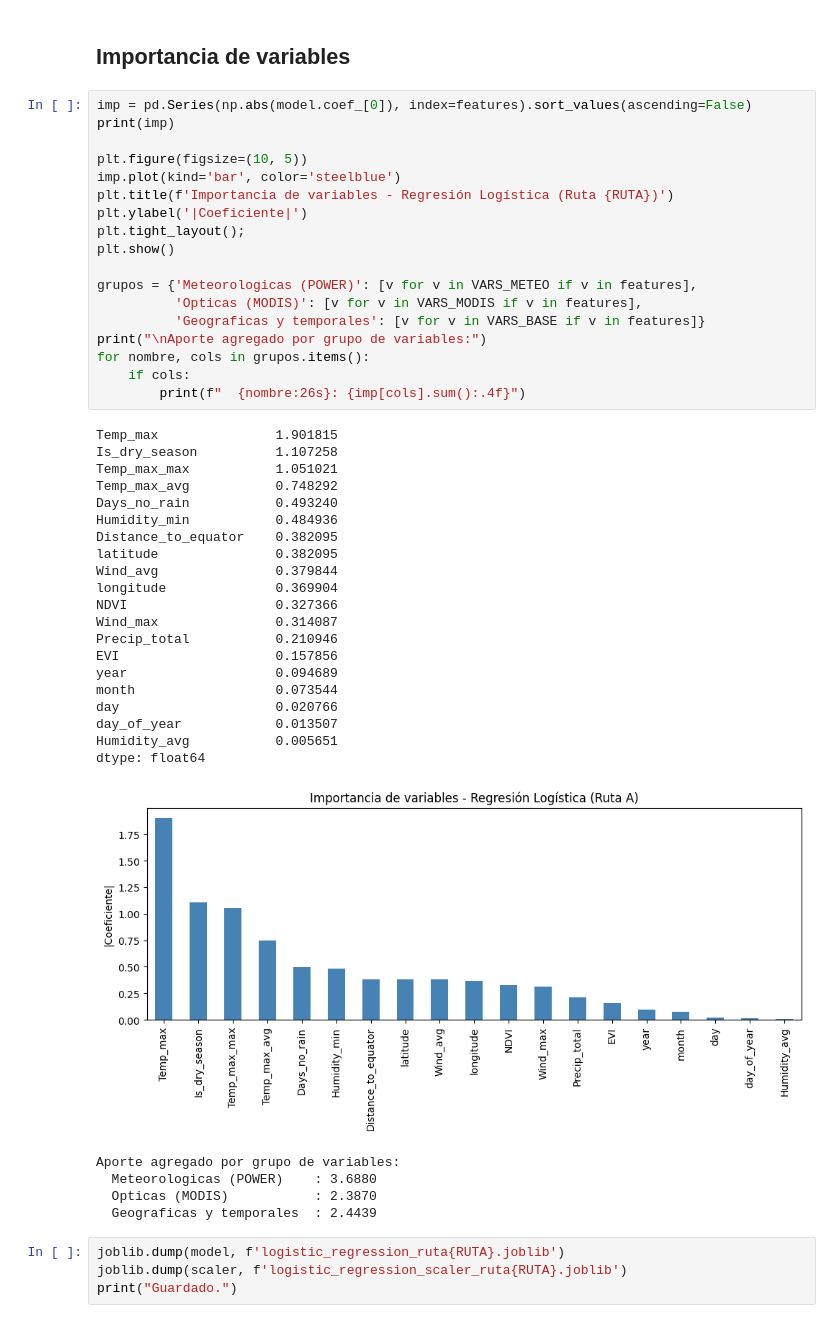
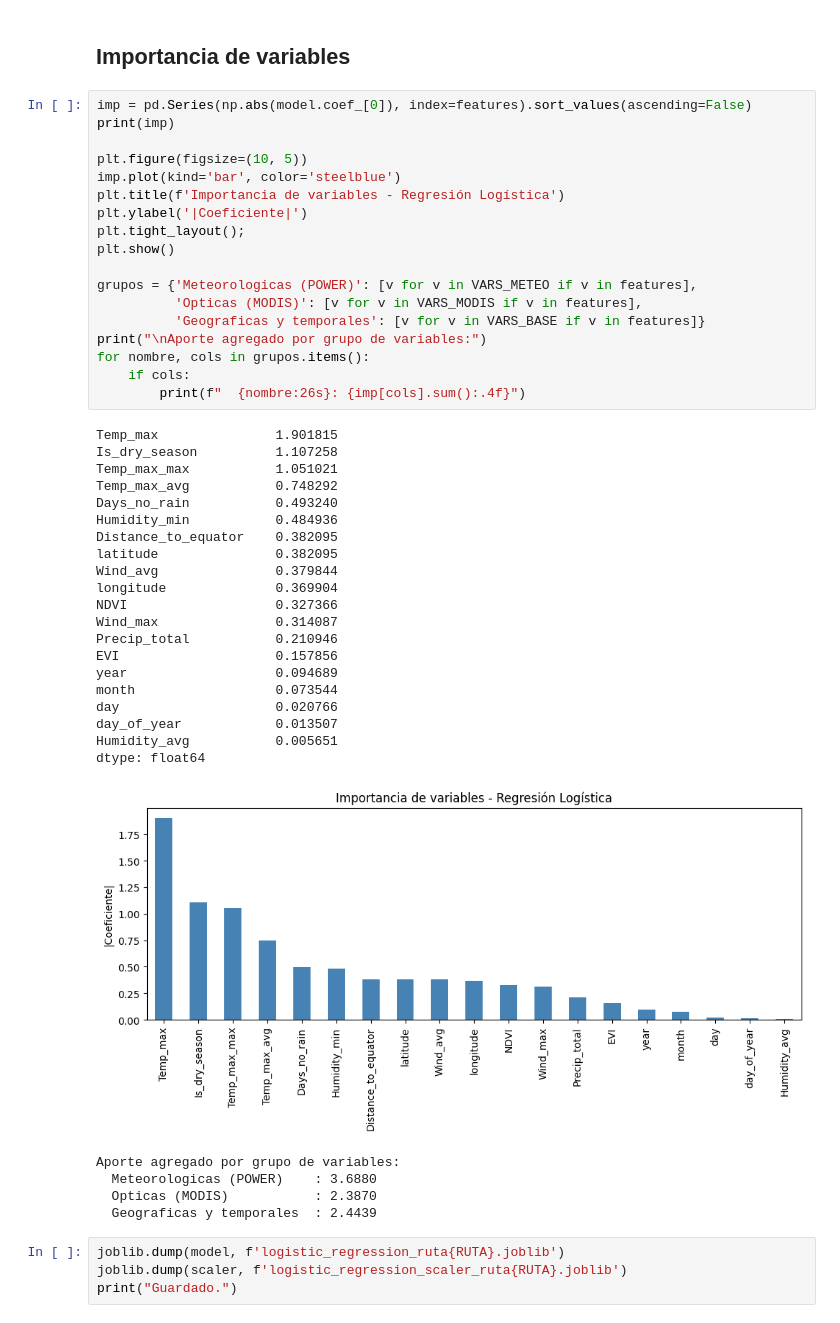
Before and after one commit to antoniozamora2002/Modelo-Machine-Learning-Para-Detectar-Incendios, a Jupyter notebook: Regresion-Logistica-Model.ipynb, the cells around one changed output. Saved outputs shown, nothing was run; the diff lists cells and outputs as text.

```diff
--- a/Regresion-Logistica-Model.ipynb
+++ b/Regresion-Logistica-Model.ipynb
@@ -148,40 +252,40 @@ print(imp)
 
 plt.figure(figsize=(10, 5))
 imp.plot(kind='bar', color='steelblue')
-plt.title(f'Importancia de variables - Regresión Logística (Ruta {RUTA})')
+plt.title(f'Importancia de variables - Regresión Logística')
 plt.ylabel('|Coeficiente|')
 plt.tight_layout();
 plt.show()
 
 grupos = {'Meteorologicas (POWER)': [v for v in VARS_METEO if v in features],
           'Opticas (MODIS)': [v for v in VARS_MODIS if v in features],
           'Geograficas y temporales': [v for v in VARS_BASE if v in features]}
 print("\nAporte agregado por grupo de variables:")
 for nombre, cols in grupos.items():
     if cols:
         print(f"  {nombre:26s}: {imp[cols].sum():.4f}")
 # %% [output]
 Temp_max               1.901815
 Is_dry_season          1.107258
 Temp_max_max           1.051021
 Temp_max_avg           0.748292
 Days_no_rain           0.493240
 Humidity_min           0.484936
 Distance_to_equator    0.382095
 latitude               0.382095
 Wind_avg               0.379844
 longitude              0.369904
 NDVI                   0.327366
 Wind_max               0.314087
 Precip_total           0.210946
 EVI                    0.157856
 year                   0.094689
 month                  0.073544
 day                    0.020766
 day_of_year            0.013507
 Humidity_avg           0.005651
 dtype: float64
-[figure, old version]
+[figure, new version]
 Aporte agregado por grupo de variables:
   Meteorologicas (POWER)    : 3.6880
   Opticas (MODIS)           : 2.3870
```
Also changed, not shown: parts of 3 cells of this notebook, 4 other files.
